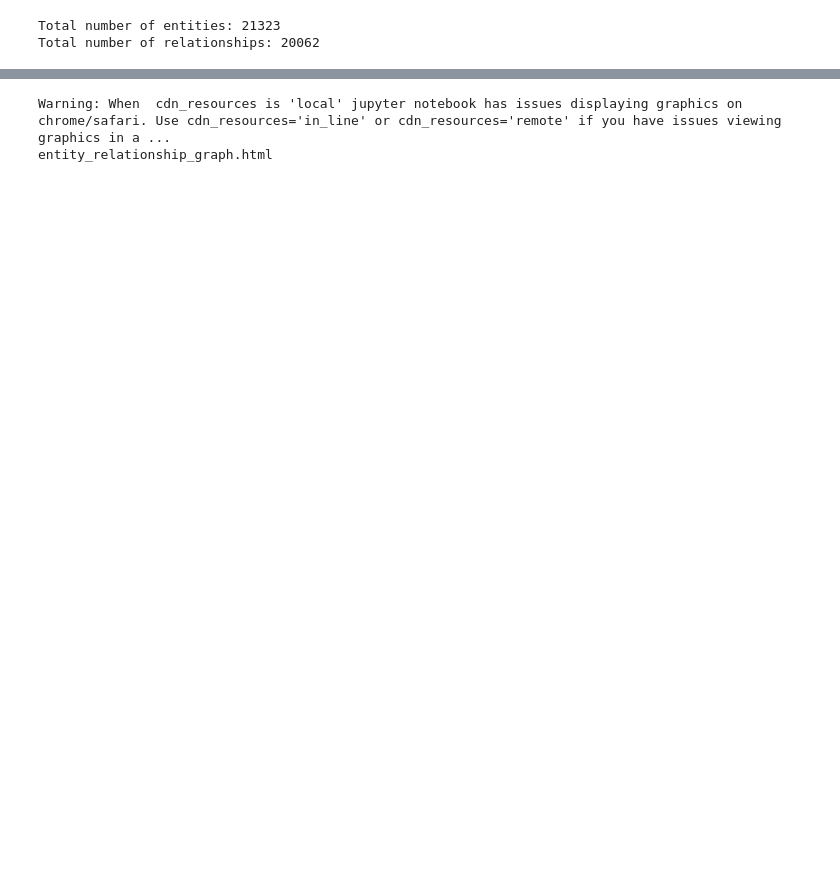
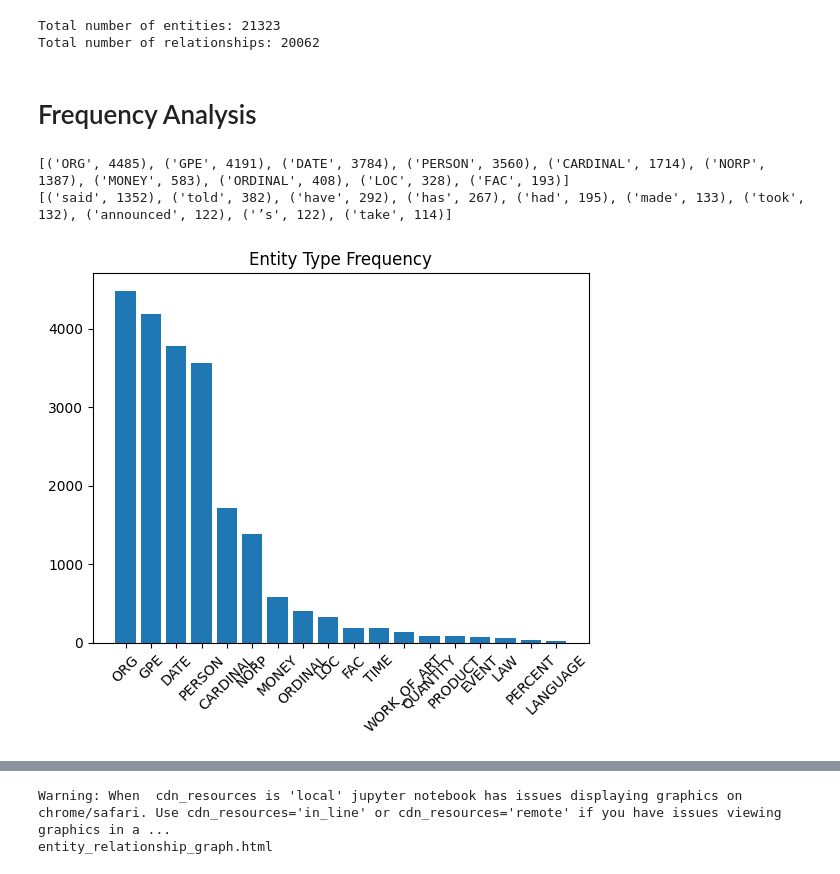
Before and after one commit to mahipandcy/SMUBIADatathon, a Jupyter notebook: datathon.ipynb, the cells around one changed output, grey strips where cells are left out. Drawn from its saved outputs; the diff is of its cells as text; code cells hidden in the pictures; blank space fills up the shorter version.

```diff
--- a/datathon.ipynb
+++ b/datathon.ipynb
@@ -62,8 +85,3 @@ print(df.info())
 dtypes: object(2)
 memory usage: 23.7+ KB
 None
-# %%
-df = df_original.copy()
-
-print(df.head())  # View the first few rows
-print(df.info())  # Check for missing or null valuesdf = df_original.copy
@@ -312,3 +328,38 @@ print(f"Total number of relationships: {total_relationships}")
 # %% [output]
 Total number of entities: 21323
 Total number of relationships: 20062
+# %% [markdown]
+# Frequency Analysis
+# %%
+from collections import Counter
+
+all_entities = [ent[1] for entities in df['entities'] for ent in entities]
+entity_counts = Counter(all_entities)
+print(entity_counts.most_common(10))  # Top 10 entity types
+
+all_verbs = [rel[1] for relationships in df['relationships'] for rel in relationships]
+verb_counts = Counter(all_verbs)
+print(verb_counts.most_common(10))  # Top 10 verbs
+# %% [output]
+[('ORG', 4485), ('GPE', 4191), ('DATE', 3784), ('PERSON', 3560), ('CARDINAL', 1714), ('NORP', 1387), ('MONEY', 583), ('ORDINAL', 408), ('LOC', 328), ('FAC', 193)]
+[('said', 1352), ('told', 382), ('have', 292), ('has', 267), ('had', 195), ('made', 133), ('took', 132), ('announced', 122), ('’s', 122), ('take', 114)]
+# %%
+import matplotlib.pyplot as plt
+
+labels, counts = zip(*entity_counts.most_common())
+plt.bar(labels, counts)
+plt.title("Entity Type Frequency")
+plt.xticks(rotation=45)
+plt.show()
+
+
+import random
+
+# Define the number of relationships to sample
+sample_size = 500  # Adjust based on your needs
+sampled_relationships = random.sample(
+    [rel for relationships in df['relationships'] for rel in relationships],
+    min(sample_size, sum(df['num_relationships']))
+)
+# %% [output]
+[figure, added]
```
Also changed, not shown: parts of 11 cells of this notebook.
